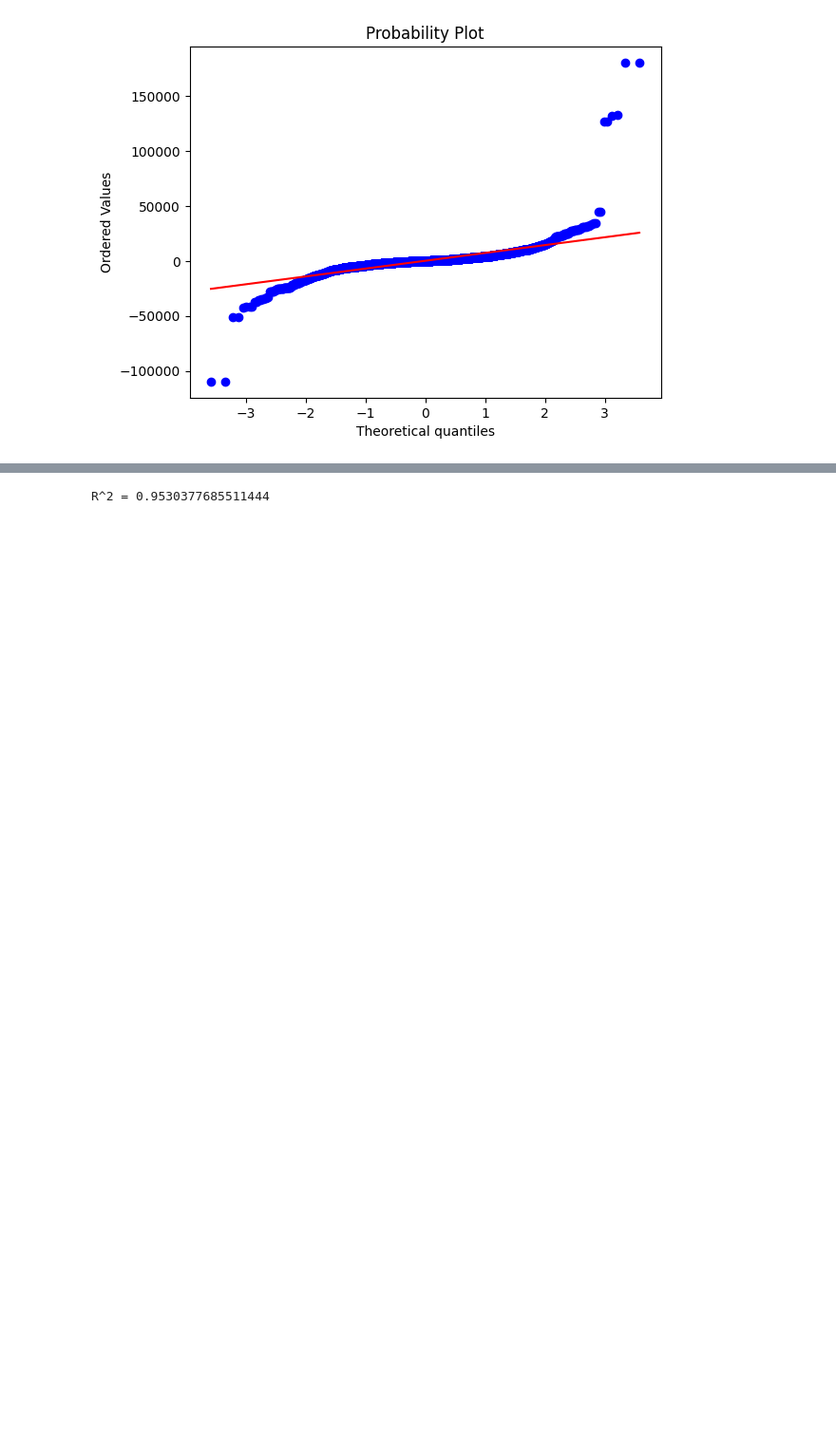
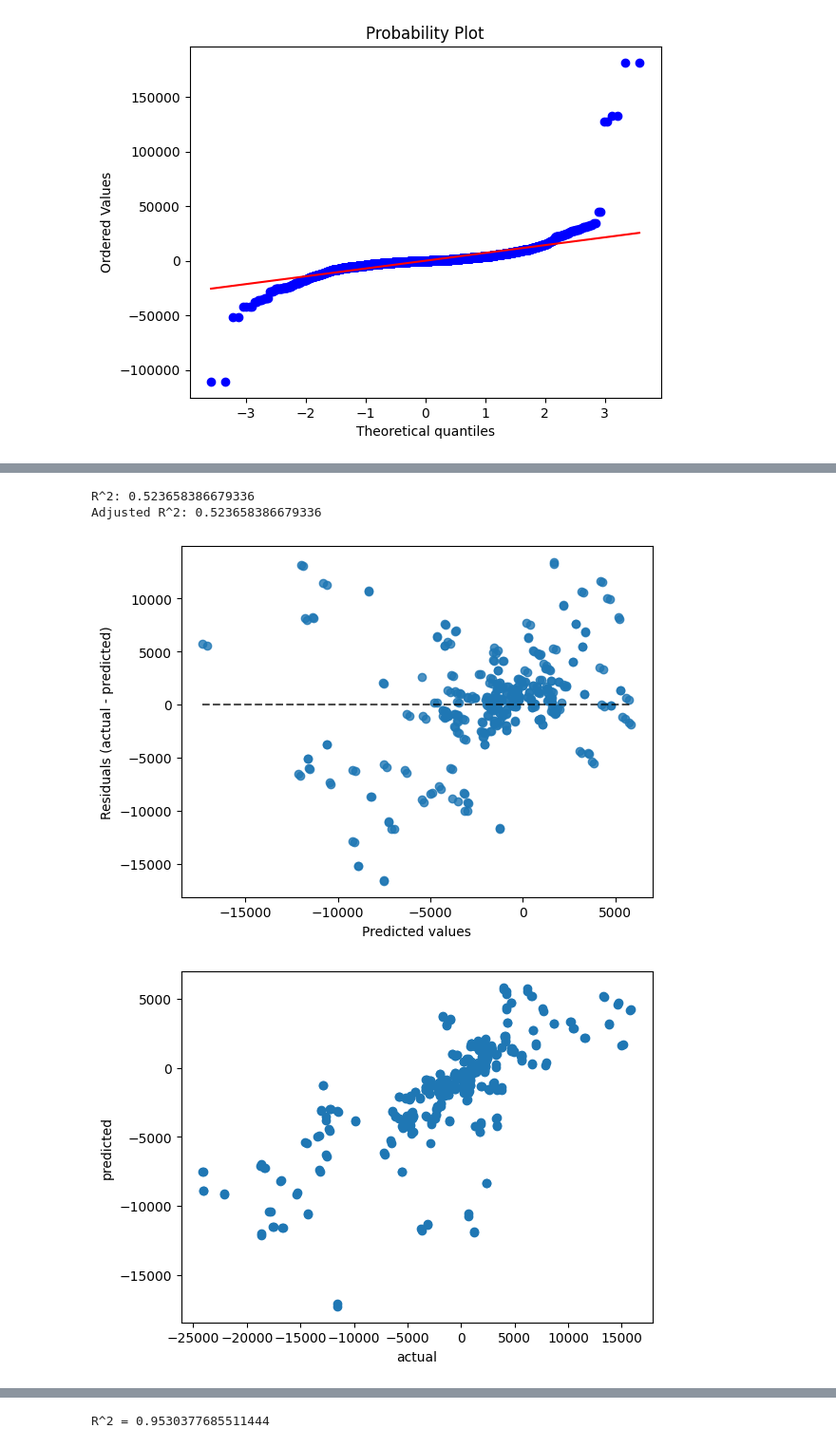
Before and after one commit to jacksonhk/UBS-data, a Jupyter notebook: swapRateModel/IRModel.ipynb, the cells around one changed output, grey strips where cells are left out. Shown at 95% size. Drawn from its saved outputs; the diff is of its cells as text; code cells hidden in the pictures; blank space fills up the shorter version.

```diff
--- a/swapRateModel/IRModel.ipynb
+++ b/swapRateModel/IRModel.ipynb
@@ -488 +469,9 @@ Adjusted R^2: 0.653836706147135
+# %%
+RF = RandomForestRegressor().fit(X_train, y_train)
+score_RandomForest = test_model(RF, X_test, y_test)
+# %% [output]
+R^2: 0.523658386679336
+Adjusted R^2: 0.523658386679336
+[figure, new version]
+[figure, added]
 # %%
```
Also changed, not shown: parts of 54 cells of this notebook.
